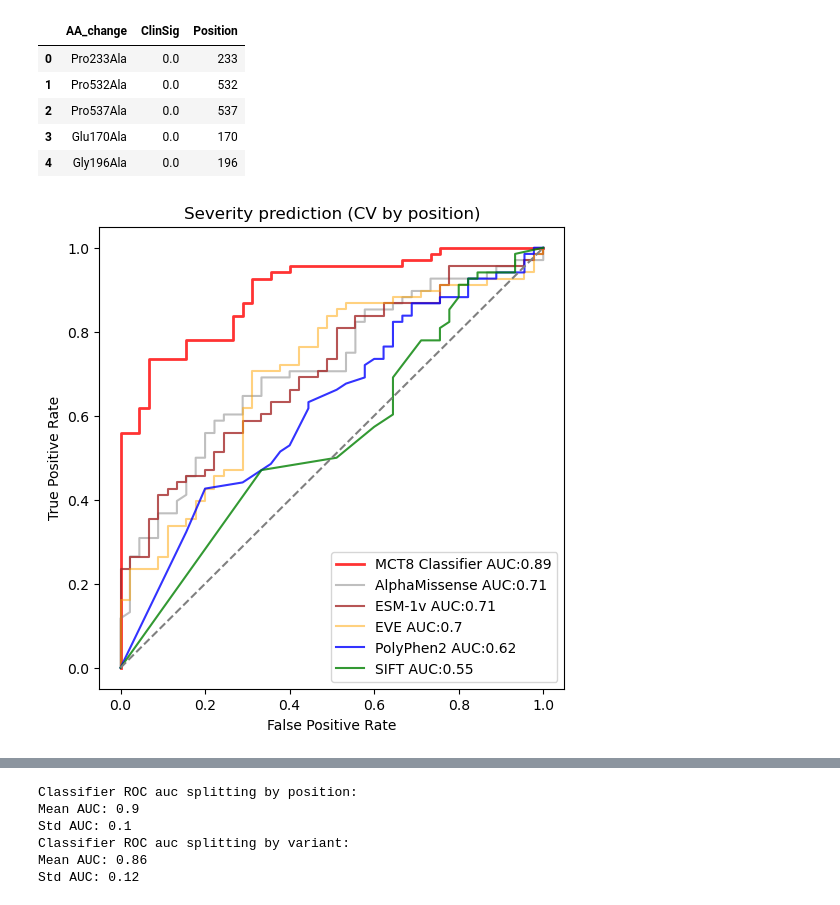
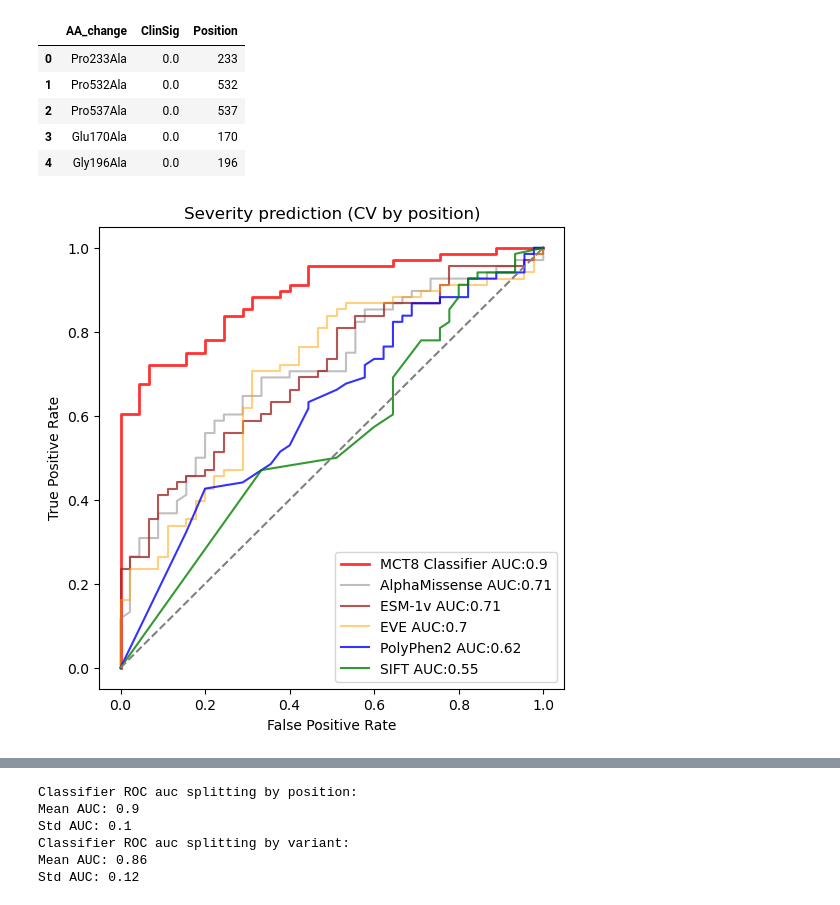
Before and after one commit to martin-mariano/MCT8classifier, a Jupyter notebook: Code_Files/03_MCT8_Variants_ClassifierDevelopment.ipynb, the cells around one changed output, grey strips where cells are left out. Cells and saved outputs as stored; diff of their text form; code cells hidden in the pictures.

```diff
--- a/Code_Files/03_MCT8_Variants_ClassifierDevelopment.ipynb
+++ b/Code_Files/03_MCT8_Variants_ClassifierDevelopment.ipynb
@@ -1684,33 +1749,33 @@ roc_auc_esm1v = auc(fpr_esm1v, tpr_esm1v)
 
 fpr_eve_i, tpr_eve_i, thresholds_eve_i = roc_curve(mct8_rocs['ClinSig'], mct8_rocs.evol_indices_mean.astype(float))
 roc_auc_eve_i = auc(fpr_eve_i, tpr_eve_i)
 
 
 plt.figure(figsize=(6,6))
 
-probas = cross_val_predict(first_classifier, X, y, method='predict_proba', n_jobs=-1, cv=GroupKFold(n_splits=10),
+probas = cross_val_predict(second_classifier, X, y, method='predict_proba', n_jobs=-1, cv=GroupKFold(n_splits=10),
                            groups=variants_positions.Position.tolist())
 fpr, tpr, thresholds = roc_curve(y, probas[:,1])
 
-scores_positions = cross_validate(first_classifier, X, y, n_jobs=-1, cv=GroupKFold(n_splits=10),
+scores_positions = cross_validate(second_classifier, X, y, n_jobs=-1, cv=GroupKFold(n_splits=10),
                                   groups=variants_positions.Position.tolist(), scoring=('accuracy', 'roc_auc'))
 plt.plot(fpr, tpr, label='MCT8 Classifier AUC:'+str(round(np.mean(scores_positions['test_roc_auc']), 2)),
          color='red', linewidth=2, alpha=.8)
 
 #plt.plot(fpr_gmvp, tpr_gmvp, label='gMVP AUC:'+str(round(roc_auc_gmvp, 2)), color='purple', alpha=.8)
 plt.plot(fpr_am, tpr_am, label='AlphaMissense AUC:'+str(round(roc_auc_am, 2)), color='grey', alpha=.5)
 plt.plot(fpr_esm1v, tpr_esm1v, label='ESM-1v AUC:'+str(round(roc_auc_esm1v, 2)), color='brown', alpha=.8)
 plt.plot(fpr_eve_i, tpr_eve_i, label='EVE AUC:'+str(round(roc_auc_eve_i, 2)), color='orange', alpha=.5)
 plt.plot(fpr_pp, tpr_pp, label='PolyPhen2 AUC:'+str(round(roc_auc_pp, 2)), color='blue', alpha=.8)
 plt.plot(fpr_s, tpr_s, label='SIFT AUC:'+str(round(roc_auc_s, 2)), color='green', alpha=.8)
 
 
 plt.plot([0,1], [0,1], '--', color='grey')
 plt.xlabel('False Positive Rate')
 plt.ylabel('True Positive Rate')
 plt.legend(loc='lower right')
 plt.title('Severity prediction (CV by position)')
 plt.savefig('Step2_C10_ROCcurve_splitpositions.png')
 plt.show()
 # %% [output]
-[figure, old version]
+[figure, new version]
```
Also changed, not shown: parts of 17 cells of this notebook.
